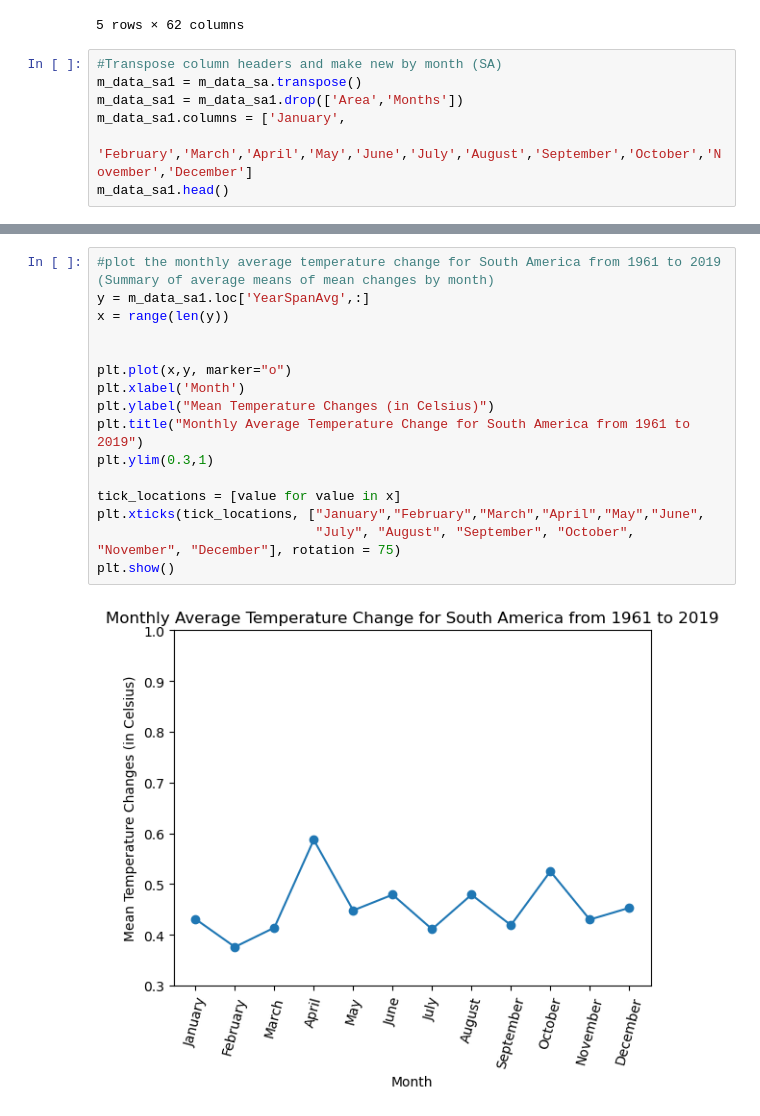
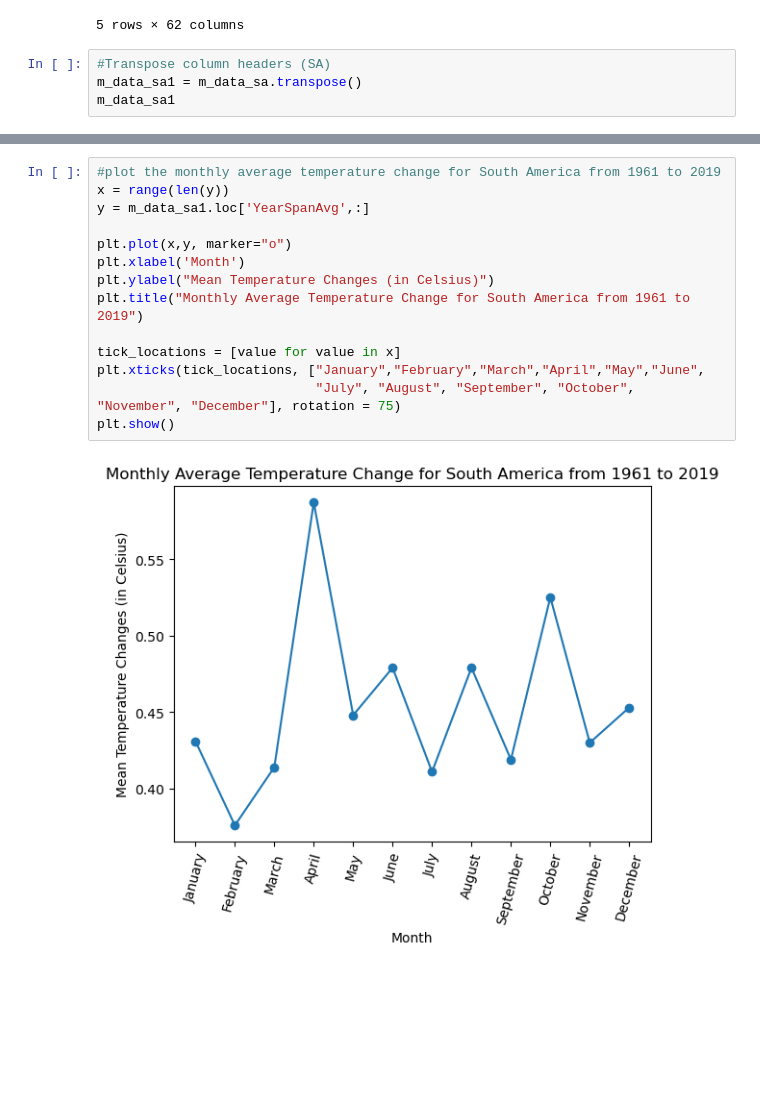
Before and after one commit to Tmoht1015/2Group-Project-All-Stars, a Jupyter notebook: NSAmericaTemps.ipynb, the cells around one changed output, grey strips where cells are left out. Drawn from its saved outputs; the diff is of its cells as text; blank space fills up the shorter version.

```diff
--- a/NSAmericaTemps.ipynb
+++ b/NSAmericaTemps.ipynb
@@ -119,10 +84,7 @@ m_data_sa.head()
 | 8 | South America | May | 0.499 | -0.406 | -0.152 | 0.045 | -0.186 | 0.209 | 0.901 | -0.968 | ... | ... |
 5 rows × 62 columns
 # %%
-#Transpose column headers and make new by month (SA)
+#Transpose column headers (SA)
 m_data_sa1 = m_data_sa.transpose()
-m_data_sa1 = m_data_sa1.drop(['Area','Months'])
-m_data_sa1.columns = ['January',
-                    'February','March','April','May','June','July','August','September','October','November','December']
-m_data_sa1.head()
+m_data_sa1
 # %% [output]
@@ -135,18 +104,16 @@ m_data_sa1.head()
 # %%
-#plot the monthly average temperature change for South America from 1961 to 2019 (Summary of average means of mean changes by month)
+#plot the monthly average temperature change for South America from 1961 to 2019
+x = range(len(y))
 y = m_data_sa1.loc['YearSpanAvg',:]
-x = range(len(y))
-
 
 plt.plot(x,y, marker="o")
 plt.xlabel('Month')
 plt.ylabel("Mean Temperature Changes (in Celsius)")
 plt.title("Monthly Average Temperature Change for South America from 1961 to 2019")
-plt.ylim(0.3,1)
 
 tick_locations = [value for value in x]
 plt.xticks(tick_locations, ["January","February","March","April","May","June",
                             "July", "August", "September", "October", "November", "December"], rotation = 75)
 plt.show()
 # %% [output]
-[figure, old version]
+[figure, new version]
```
Also changed, not shown: parts of 10 cells of this notebook.
